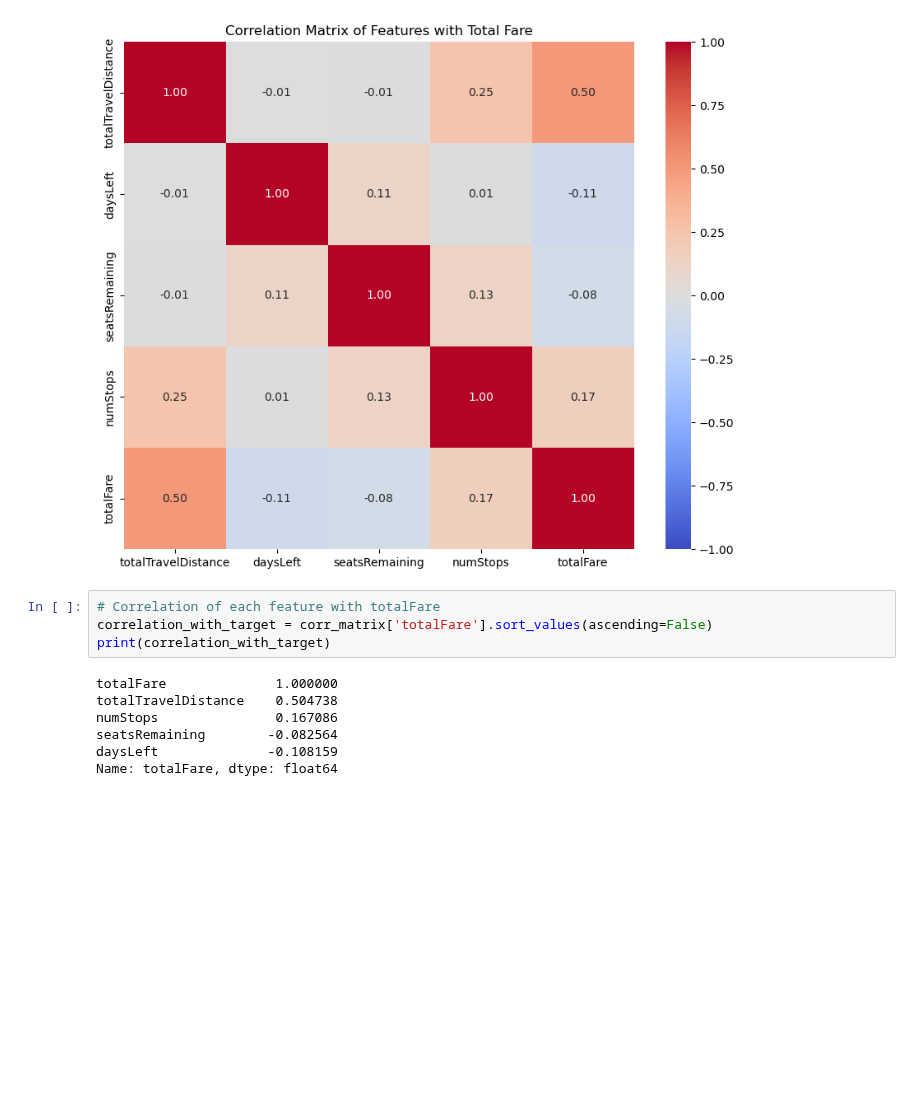
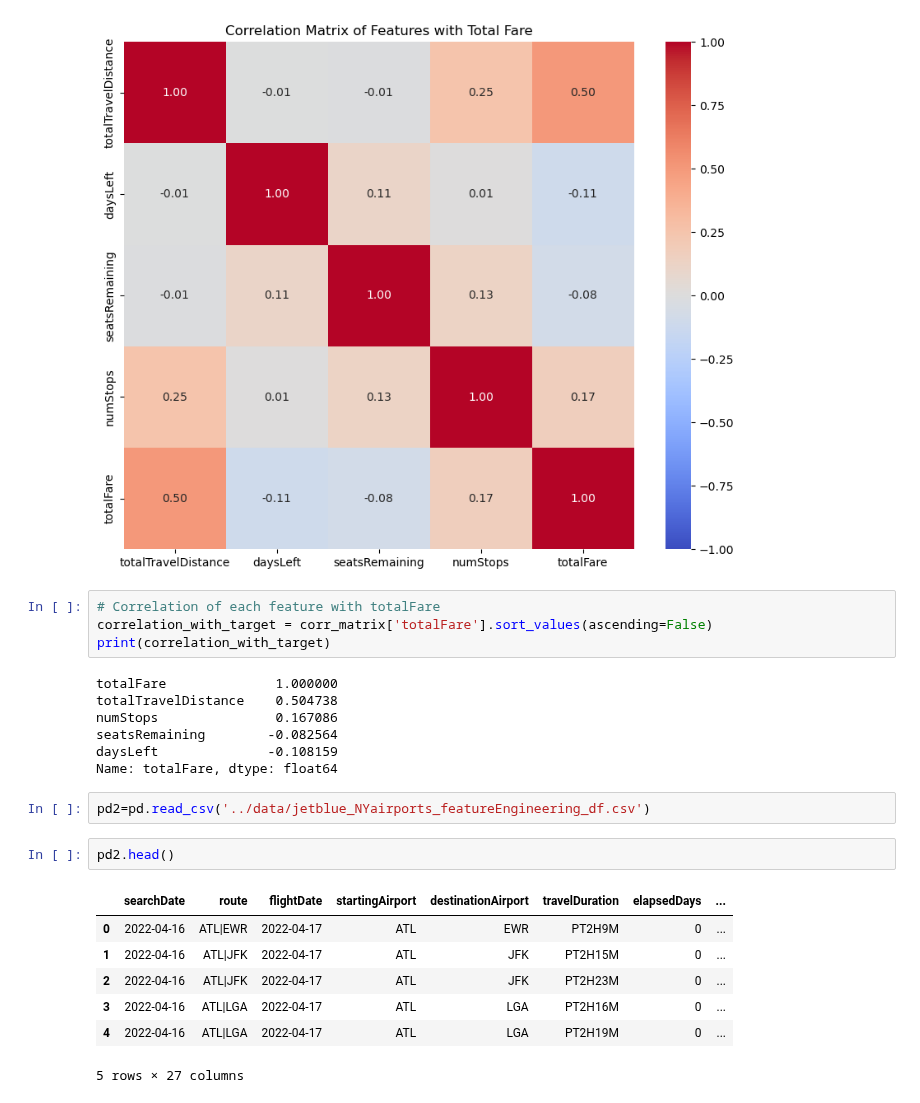
Before and after one commit to chriskuz/intro_to_python_project, a Jupyter notebook: src/model-testing.ipynb, the cells around one changed output. Drawn from its saved outputs; the diff is of its cells as text; blank space fills up the shorter version.

```diff
--- a/src/model-testing.ipynb
+++ b/src/model-testing.ipynb
@@ -97,3 +96,15 @@ numStops               0.167086
 seatsRemaining        -0.082564
 daysLeft              -0.108159
 Name: totalFare, dtype: float64
+# %%
+pd2=pd.read_csv('../data/jetblue_NYairports_featureEngineering_df.csv')
+# %%
+pd2.head()
+# %% [output]
+|  | searchDate | route | flightDate | startingAirport | destinationAirport | travelDuration | elapsedDays | ... |
+| 0 | 2022-04-16 | ATL|EWR | 2022-04-17 | ATL | EWR | PT2H9M | 0 | ... |
+| 1 | 2022-04-16 | ATL|JFK | 2022-04-17 | ATL | JFK | PT2H15M | 0 | ... |
+| 2 | 2022-04-16 | ATL|JFK | 2022-04-17 | ATL | JFK | PT2H23M | 0 | ... |
+| 3 | 2022-04-16 | ATL|LGA | 2022-04-17 | ATL | LGA | PT2H16M | 0 | ... |
+| 4 | 2022-04-16 | ATL|LGA | 2022-04-17 | ATL | LGA | PT2H19M | 0 | ... |
+5 rows × 27 columns
```
Also changed, not shown: parts of 1 cell of this notebook, 2 other files.
